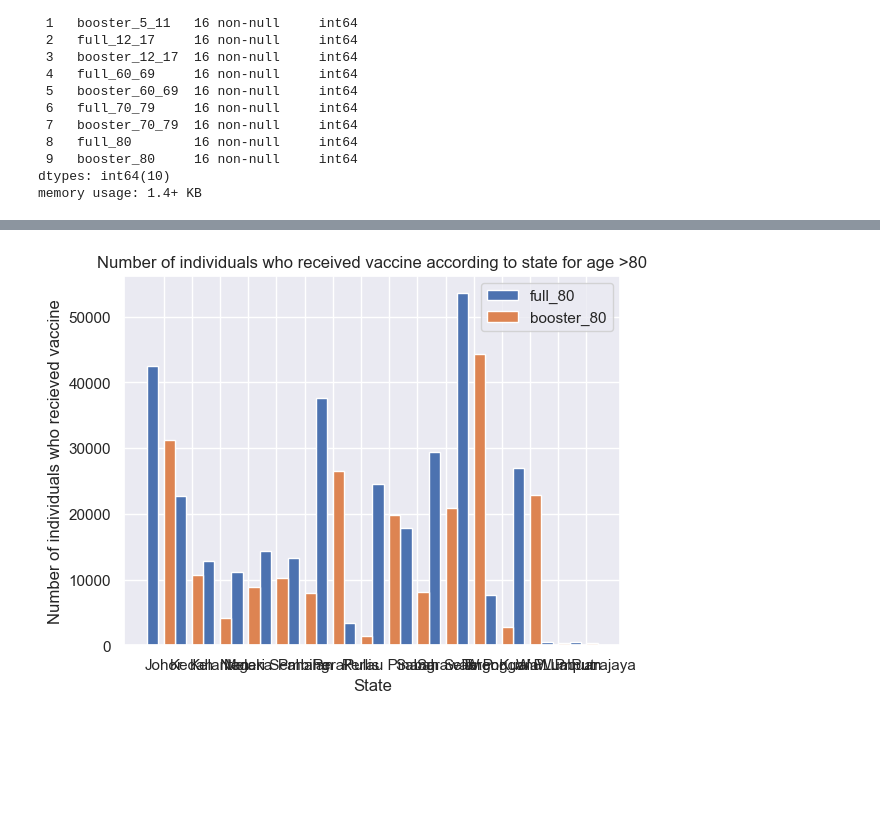
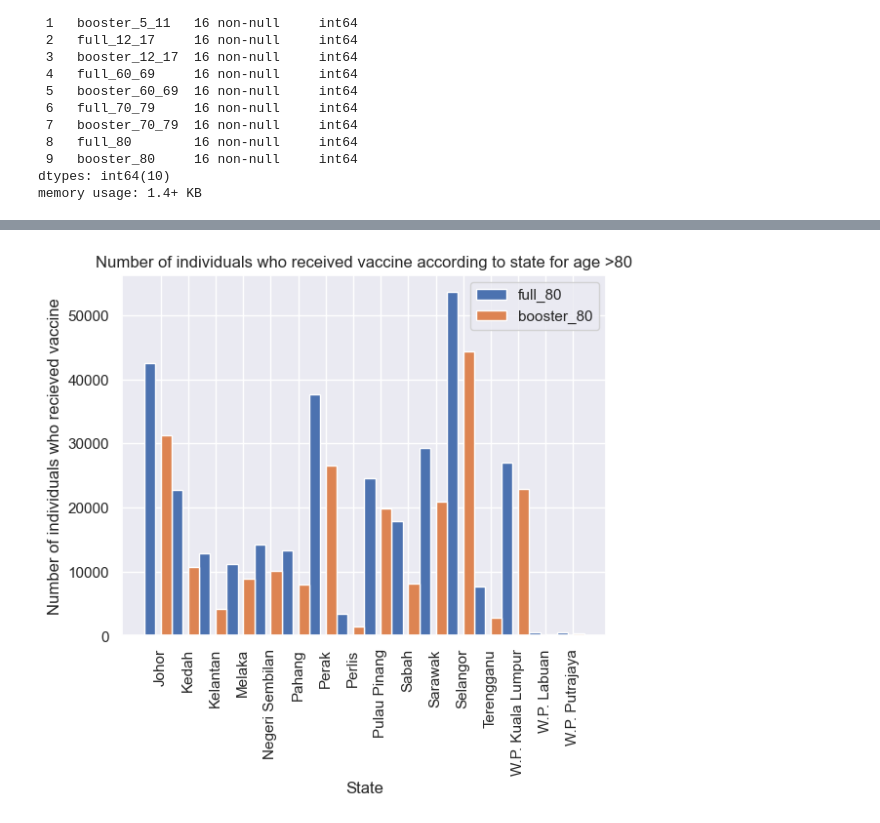
Before and after one commit to isaackong87/hia302_project, a Jupyter notebook: data_wrangler_irfan.ipynb, the cells around one changed output, grey strips where cells are left out. Saved outputs shown, nothing was run; the diff lists cells and outputs as text; code cells hidden in the pictures; blank space fills up the shorter version.

```diff
--- a/data_wrangler_irfan.ipynb
+++ b/data_wrangler_irfan.ipynb
@@ -384,22 +384,22 @@ plt.show()
 # %%
 # Multiple bar comparing vaccine and bosster age > 80
 import numpy as np
 import matplotlib.pyplot as plt
 
 X =df3.index
 Y = df3["full_80"]
 Z = df3["booster_80"]
 
 X_axis = np.arange(len(X))
 
 plt.bar(X_axis - 0.4, Y, 0.4, label = 'full_80')
 plt.bar(X_axis + 0.2, Z, +0.4, label = 'booster_80')
 
-plt.xticks(X_axis, X)
+plt.xticks(X_axis, X,rotation=90)
 plt.xlabel("State")
 plt.ylabel("Number of individuals who recieved vaccine")
 plt.title("Number of individuals who received vaccine according to state for age >80")
 plt.legend()
 plt.show()
 # %% [output]
-[figure, old version]
+[figure, new version]
```
Also changed, not shown: parts of 2 cells of this notebook.
